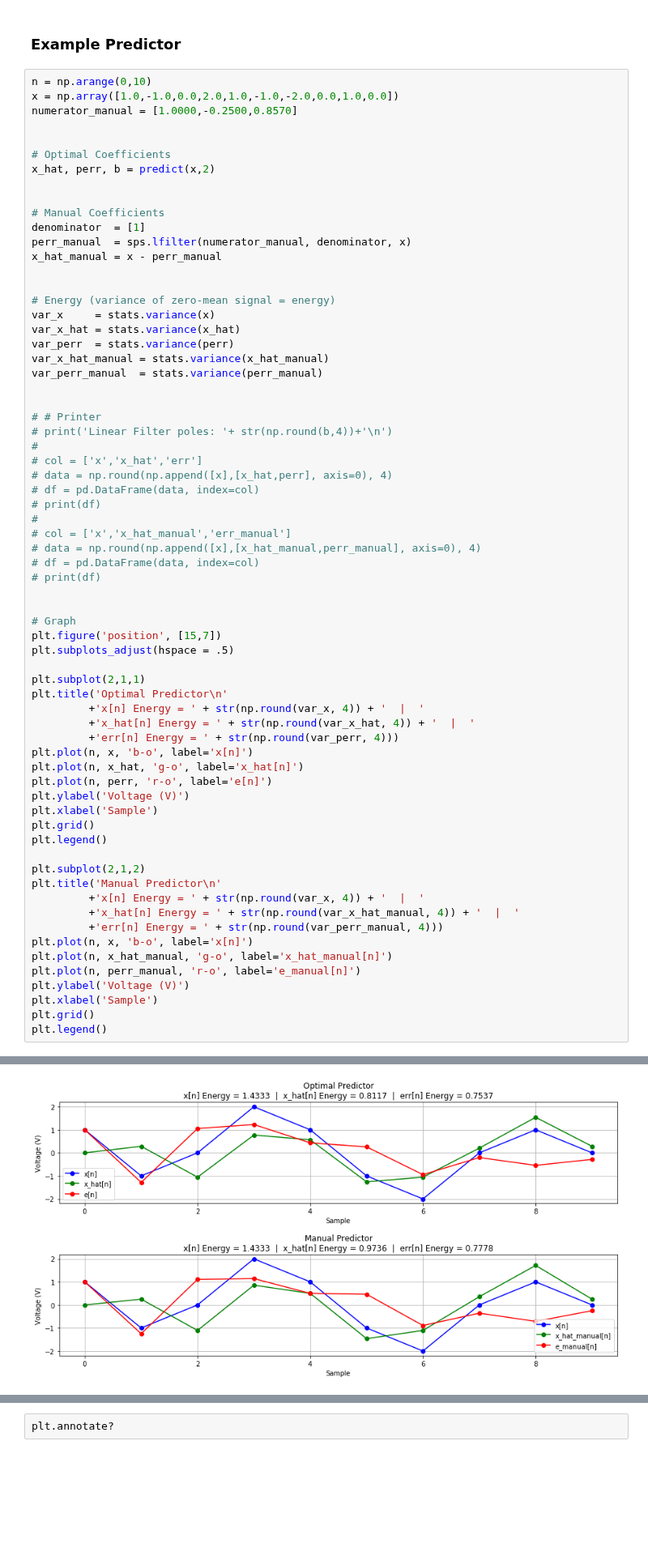
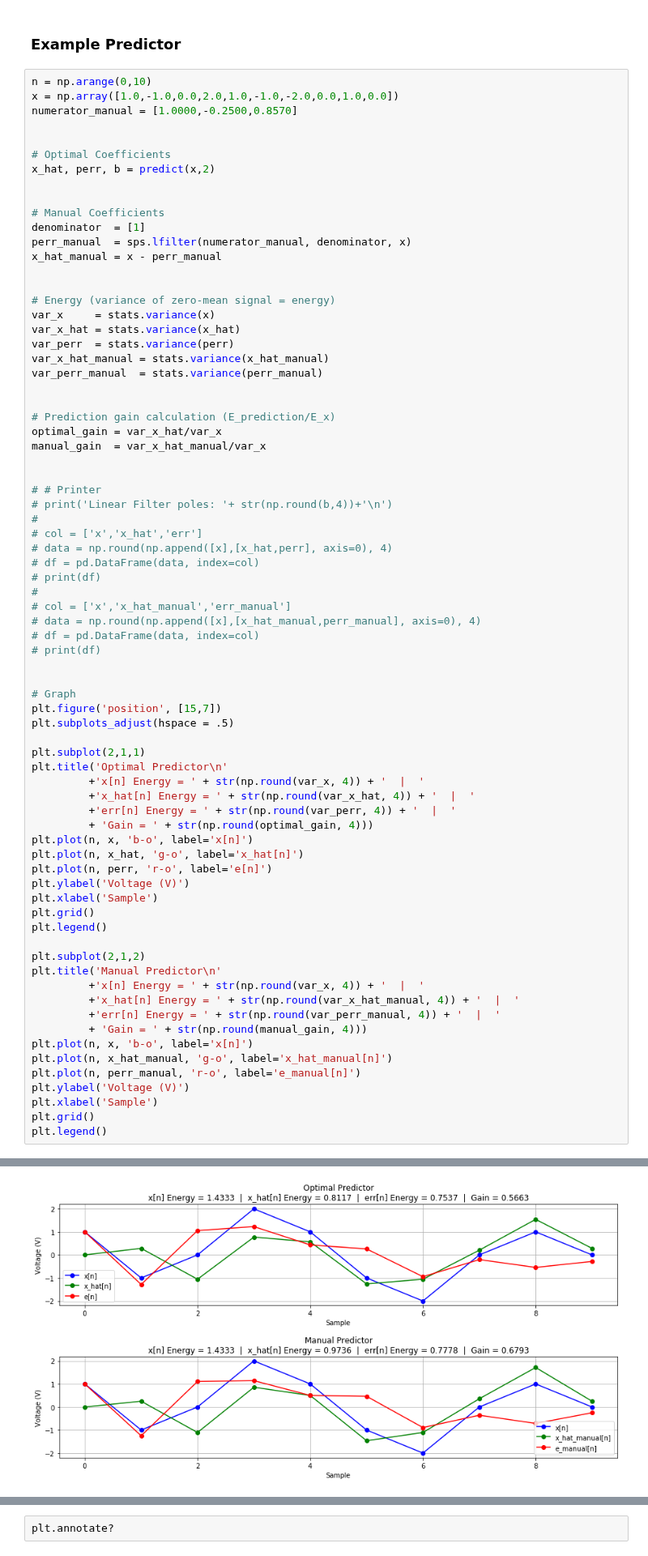
Before and after one commit to rthomp10/dsp, a Jupyter notebook: Prediction and Quantization.ipynb, the cells around one changed output, grey strips where cells are left out. Shown at 81% size. Cells and saved outputs as stored; diff of their text form; blank space fills up the shorter version.

Commit message:
Added gain calculation

```diff
--- a/Prediction and Quantization.ipynb
+++ b/Prediction and Quantization.ipynb
@@ -57,6 +57,11 @@ var_x_hat_manual = stats.variance(x_hat_manual)
 var_perr_manual  = stats.variance(perr_manual)
 
 
+# Prediction gain calculation (E_prediction/E_x)
+optimal_gain = var_x_hat/var_x
+manual_gain  = var_x_hat_manual/var_x
+
+
 # # Printer
 # print('Linear Filter poles: '+ str(np.round(b,4))+'\n')
 #
@@ -73,36 +78,38 @@ var_perr_manual  = stats.variance(perr_manual)
 
 # Graph
 plt.figure('position', [15,7])
 plt.subplots_adjust(hspace = .5)
 
 plt.subplot(2,1,1)
 plt.title('Optimal Predictor\n'
          +'x[n] Energy = ' + str(np.round(var_x, 4)) + '  |  '
          +'x_hat[n] Energy = ' + str(np.round(var_x_hat, 4)) + '  |  '
-         +'err[n] Energy = ' + str(np.round(var_perr, 4)))
+         +'err[n] Energy = ' + str(np.round(var_perr, 4)) + '  |  '
+         + 'Gain = ' + str(np.round(optimal_gain, 4)))
 plt.plot(n, x, 'b-o', label='x[n]')
 plt.plot(n, x_hat, 'g-o', label='x_hat[n]')
 plt.plot(n, perr, 'r-o', label='e[n]')
 plt.ylabel('Voltage (V)')
 plt.xlabel('Sample')
 plt.grid()
 plt.legend()
 
 plt.subplot(2,1,2)
 plt.title('Manual Predictor\n'
          +'x[n] Energy = ' + str(np.round(var_x, 4)) + '  |  '
          +'x_hat[n] Energy = ' + str(np.round(var_x_hat_manual, 4)) + '  |  '
-         +'err[n] Energy = ' + str(np.round(var_perr_manual, 4)))
+         +'err[n] Energy = ' + str(np.round(var_perr_manual, 4)) + '  |  '
+         + 'Gain = ' + str(np.round(manual_gain, 4)))
 plt.plot(n, x, 'b-o', label='x[n]')
 plt.plot(n, x_hat_manual, 'g-o', label='x_hat_manual[n]')
 plt.plot(n, perr_manual, 'r-o', label='e_manual[n]')
 plt.ylabel('Voltage (V)')
 plt.xlabel('Sample')
 plt.grid()
 plt.legend()
 # %% [output]
 <matplotlib.legend.Legend at 0x...>
-[figure, old version]
+[figure, new version]
 # %%
 x, sr = librosa.load('snip.wav') # Signal time series and sampling rate
 duration = np.size(x)/sr
```
